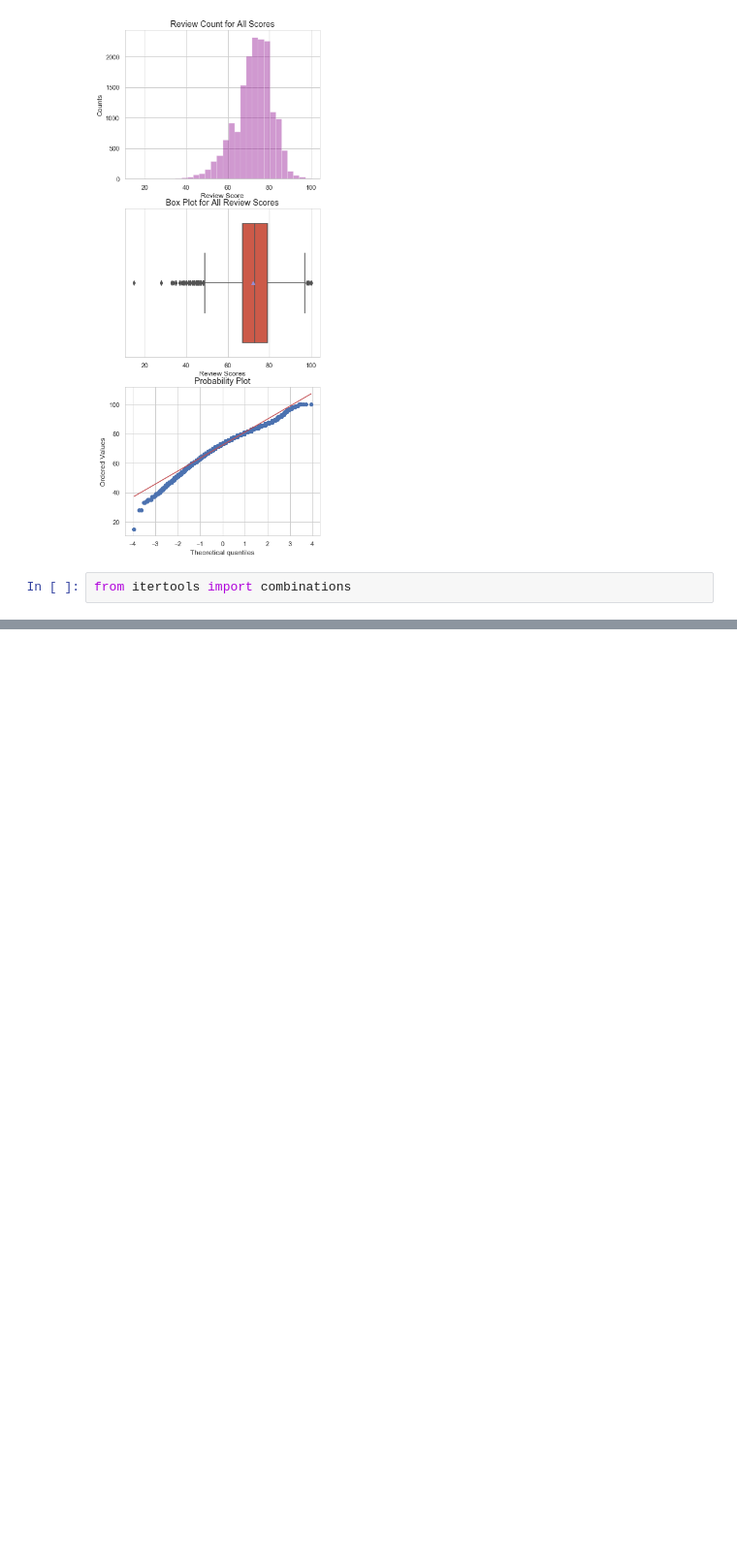
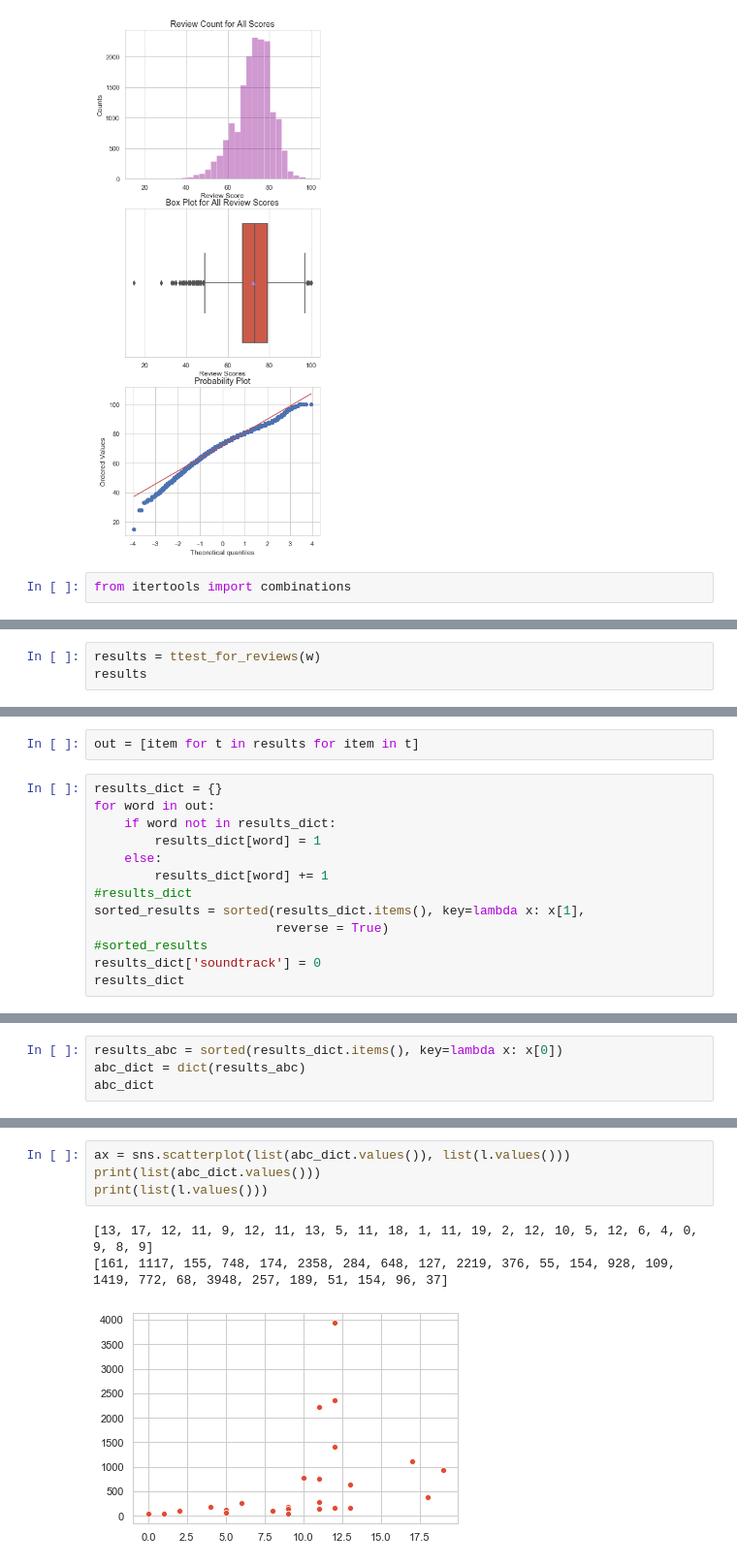
Before and after one commit to unclebrod/ReviewsByGenre, a Jupyter notebook: EDA.ipynb, the cells around one changed output, grey strips where cells are left out. Shown at 97% size. Cells and saved outputs as stored; diff of their text form; blank space fills up the shorter version.

```diff
--- a/EDA.ipynb
+++ b/EDA.ipynb
@@ -466,0 +442,3 @@ print(len(ttest_for_reviews(w)))
+# %%
+results = ttest_for_reviews(w)
+results
@@ -466,0 +471,15 @@ print(len(ttest_for_reviews(w)))
+# %%
+out = [item for t in results for item in t]
+# %%
+results_dict = {}
+for word in out:
+    if word not in results_dict:
+        results_dict[word] = 1
+    else:
+        results_dict[word] += 1
+#results_dict
+sorted_results = sorted(results_dict.items(), key=lambda x: x[1],
+                        reverse = True)
+#sorted_results
+results_dict['soundtrack'] = 0
+results_dict
@@ -466,0 +526,4 @@ print(len(ttest_for_reviews(w)))
+# %%
+results_abc = sorted(results_dict.items(), key=lambda x: x[0])
+abc_dict = dict(results_abc)
+abc_dict
@@ -466,0 +548,8 @@ print(len(ttest_for_reviews(w)))
+# %%
+ax = sns.scatterplot(list(abc_dict.values()), list(l.values()))
+print(list(abc_dict.values()))
+print(list(l.values()))
+# %% [output]
+[13, 17, 12, 11, 9, 12, 11, 13, 5, 11, 18, 1, 11, 19, 2, 12, 10, 5, 12, 6, 4, 0, 9, 8, 9]
+[161, 1117, 155, 748, 174, 2358, 284, 648, 127, 2219, 376, 55, 154, 928, 109, 1419, 772, 68, 3948, 257, 189, 51, 154, 96, 37]
+[figure, added]
```
Also changed, not shown: parts of 13 cells of this notebook.
